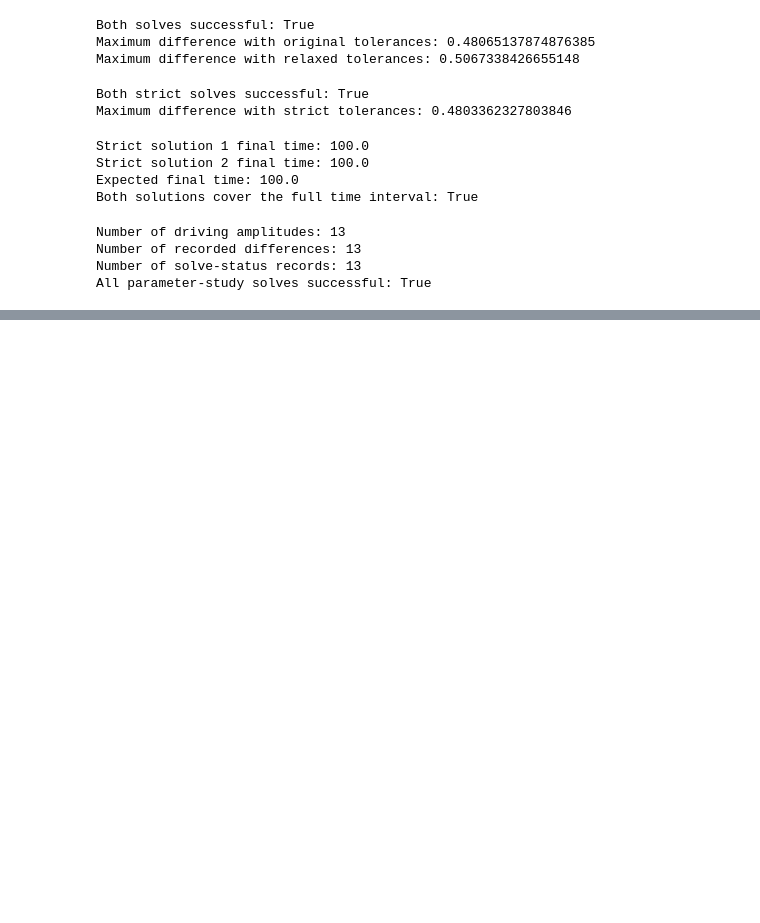
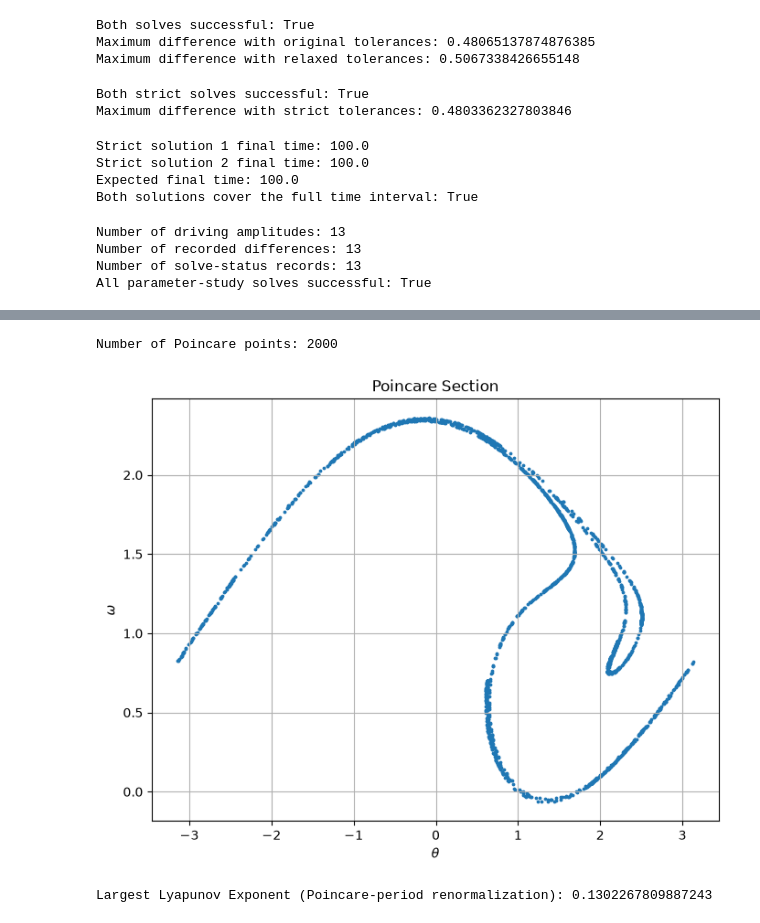
Before and after one commit to AbolfazlAmiri1998/nonlinear-driven-pendulum, a Jupyter notebook: nonlinear_driven_pendulum.ipynb, the cells around one changed output, grey strips where cells are left out. Drawn from its saved outputs; the diff is of its cells as text; code cells hidden in the pictures; blank space fills up the shorter version.

```diff
--- a/nonlinear_driven_pendulum.ipynb
+++ b/nonlinear_driven_pendulum.ipynb
@@ -398,0 +830,49 @@ All parameter-study solves successful: True
+# %%
+T_D = 2 * np.pi / Omega_D
+
+transient_time = 1000.0
+num_points = 2000
+
+sampling_times = (
+    transient_time
+    + np.arange(1, num_points + 1) * T_D
+)
+
+poincare_sol = solve_ivp(
+    driven_pendulum,
+    (0, sampling_times[-1]),
+    [0.2, 0.0],
+    args=(q, F_D, Omega_D),
+    t_eval=sampling_times,
+    rtol=1e-9,
+    atol=1e-11
+)
+
+theta_poincare = poincare_sol.y[0]
+omega_poincare = poincare_sol.y[1]
+
+theta_wrapped = (
+    (theta_poincare + np.pi) % (2 * np.pi)
+    - np.pi
+)
+
+print("Number of Poincare points:", len(theta_wrapped))
+# %% [output]
+Number of Poincare points: 2000
+# %%
+plt.figure(figsize=(8, 6))
+
+plt.scatter(
+    theta_wrapped,
+    omega_poincare,
+    s=3
+)
+
+plt.xlabel(r"$\theta$")
+plt.ylabel(r"$\omega$")
+plt.title("Poincare Section")
+plt.grid(True)
+
+plt.show()
+# %% [output]
+[figure, added]
@@ -398,0 +954,17 @@ All parameter-study solves successful: True
+# %%
+lyapunov_poincare = calculate_lyapunov_poincare(
+    q=0.5,
+    F_D=1.2,
+    Omega_D=2/3,
+    initial_state=[0.2, 0.0],
+    delta_0=1e-8,
+    transient_time=1000.0,
+    num_periods=1000
+)
+
+print(
+    "Largest Lyapunov Exponent (Poincare-period renormalization):",
+    lyapunov_poincare
+)
+# %% [output]
+Largest Lyapunov Exponent (Poincare-period renormalization): 0.1302267809887243
```
Also changed, not shown: parts of 17 cells of this notebook, 1 other file.
